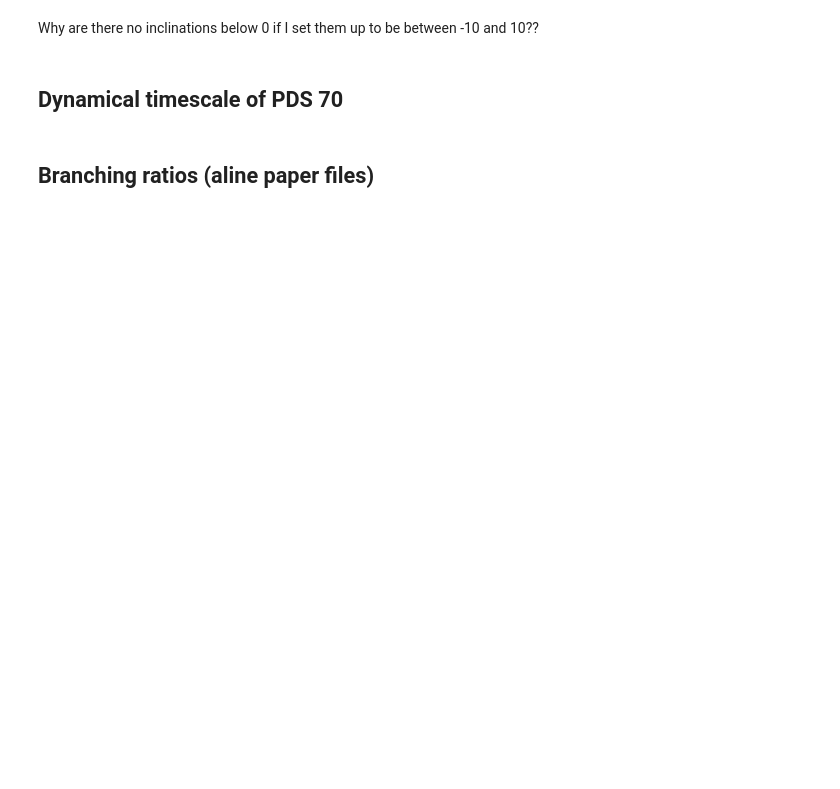
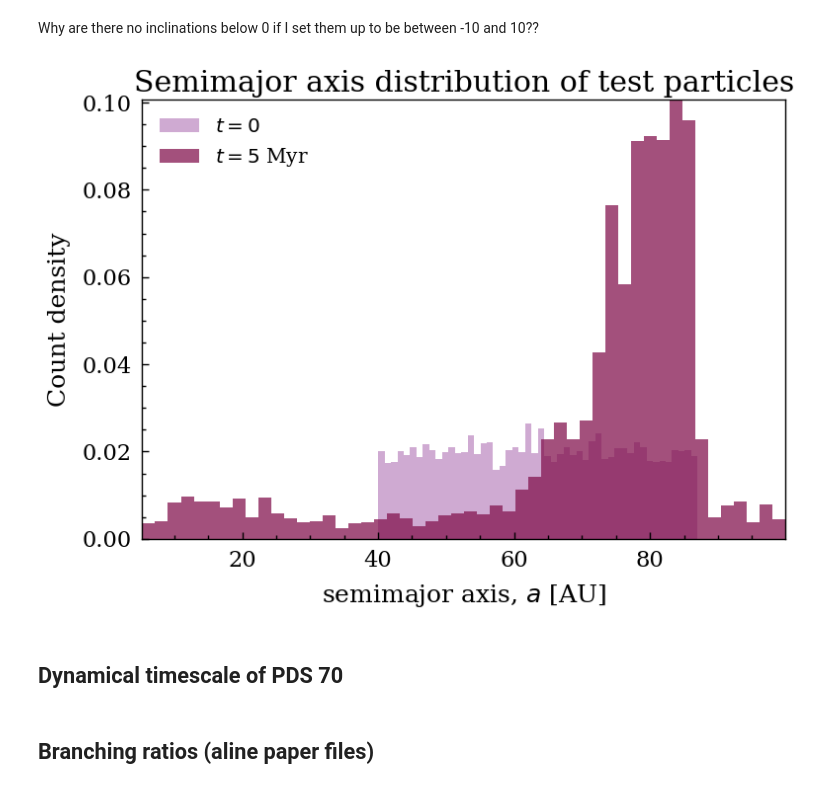
Before and after one commit to allsmurph/thesis_code_capybara, a Jupyter notebook: plotting-hists.ipynb, the cells around one changed output. Saved outputs shown, nothing was run; the diff lists cells and outputs as text; code cells hidden in the pictures; blank space fills up the shorter version.

```diff
--- a/plotting-hists.ipynb
+++ b/plotting-hists.ipynb
@@ -27,6 +27,7 @@ def read_files(filenames, n_planets):
     params = ['ecc', 'a', 'inc']
     all_data = {param: {0:[], 1:[]} for param in params}
 
+    planet_as = []
 
     for index, file in enumerate(filenames):
 
@@ -35,6 +36,8 @@ def read_files(filenames, n_planets):
         with netCDF4.Dataset(file, 'r') as ncfile:
 
             massive_bodies_a = ncfile['massive_bodies'][-1, 1:n_planets+1, 4]
+
+
             massive_bodies_e = ncfile['massive_bodies'][-1, 1:n_planets+1, 3]
 
             dist = massive_bodies_a * (1+massive_bodies_e)
@@ -48,6 +51,9 @@ def read_files(filenames, n_planets):
                 c2 = ((dist[2] < dist_small[0])) and (dist[0] < dist_small[1] )
 
             if c1 and c2:
+
+                print((ncfile['massive_bodies'][:, 1:n_planets+1, 4]))
+
                 filecount += 1
 
                 for param, index in zip(params, [3,4,5]):
@@ -60,6 +66,7 @@ def read_files(filenames, n_planets):
         for t in (0,1):
             all_data[param][t] = [float(x) for x in all_data[param][t]]
 
+    print(filecount)
     return all_data
 # %%
 all_data = read_files(filenames=files, n_planets=3)
@@ -94,22 +123,24 @@ all_data['a'][0]
 # %%
 filtered_as = [x for x in all_data['a'][1] if (x <= 100 and x > 0)]
 
 fig, axes = plt.subplots( figsize=(8,6))
 
 color1 = "#841550FF" # darker purple
 color2 = "#CAA1CD" # "#CAA1CD"
-axes.hist(all_data['a'][0], bins=50, density=True, color=color1, alpha=0.9, label=r'$t=0$', rasterized=True)
-axes.hist(filtered_as, bins=50, density=True, color=color2, alpha=0.8, label=r'$t=5$ Myr', rasterized = True)
+axes.hist(all_data['a'][0], bins=50, weights=np.ones_like(all_data['a'][0]) / len(all_data['a'][0]), color=color2, alpha=0.9, label=r'$t=0$', rasterized=True)
+axes.hist(filtered_as, bins=50, weights=np.ones_like(filtered_as) / len(filtered_as), density=False, color=color1, alpha=0.75, label=r'$t=5$ Myr', rasterized = True)
 #axes[0].set_title(r'$t=5$ Myr')
 
 
 axes.set_xlabel(r'semimajor axis, $a$ [AU]')
 axes.set_ylabel('Count density')
 plt.title('Semimajor axis distribution of test particles')
 plt.legend()
 plt.tight_layout()
-plt.savefig('plots/semimajor_distribution_40AUcriterion.pdf')
+#plt.savefig('plots/semimajor_distribution_40AUcriterion.pdf')
 plt.show()
+# %% [output]
+[figure, added]
 # %% [markdown]
 ## Dynamical timescale of PDS 70
 # %%
```
Also changed, not shown: parts of 15 cells of this notebook, 8 other files.
